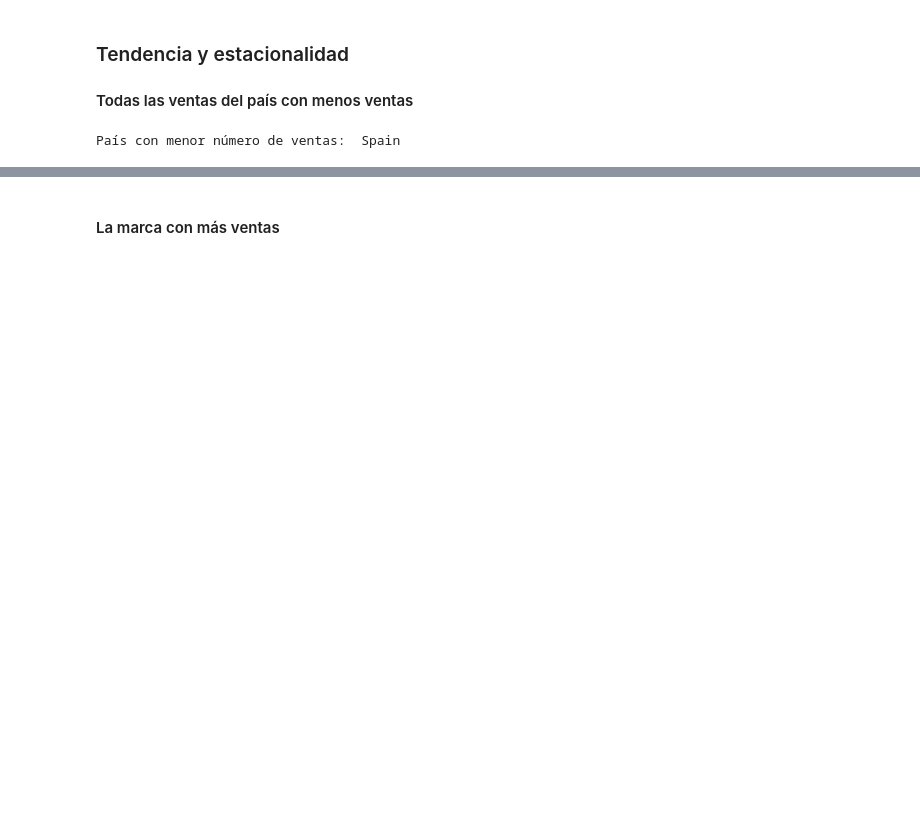
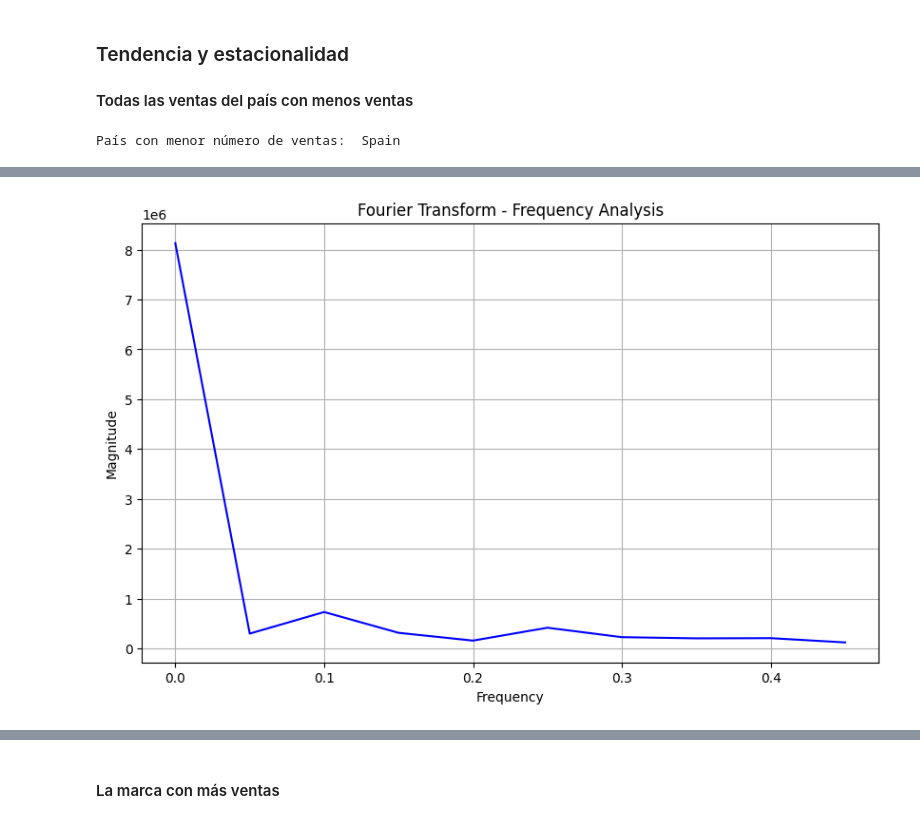
Before and after one commit to luciacasass/UFV-VisualizacionDatos, a Jupyter notebook: EjerciciosClase/Clase_2.ipynb, the cells around one changed output, grey strips where cells are left out. Drawn from its saved outputs; the diff is of its cells as text; code cells hidden in the pictures; blank space fills up the shorter version.

```diff
--- a/EjerciciosClase/Clase_2.ipynb
+++ b/EjerciciosClase/Clase_2.ipynb
@@ -224,0 +257,23 @@ plt.show()
+# %%
+from scipy.fftpack import fft
+
+# Extract the sales data into a numpy array
+sales = np.array(country_data['TOTAL_SALES'])
+
+# Perform FFT
+fft_values = fft(sales)
+
+# Calculate frequencies corresponding to the FFT values
+n = len(sales)
+frequencies = np.fft.fftfreq(n)
+
+# Plot the magnitude of the frequencies
+plt.figure(figsize=(10, 6))
+plt.plot(frequencies[:n // 2], np.abs(fft_values[:n // 2]), color='blue')
+plt.title('Fourier Transform - Frequency Analysis')
+plt.xlabel('Frequency')
+plt.ylabel('Magnitude')
+plt.grid(True)
+plt.show()
+# %% [output]
+[figure, added]
```
Also changed, not shown: parts of 11 cells of this notebook.
